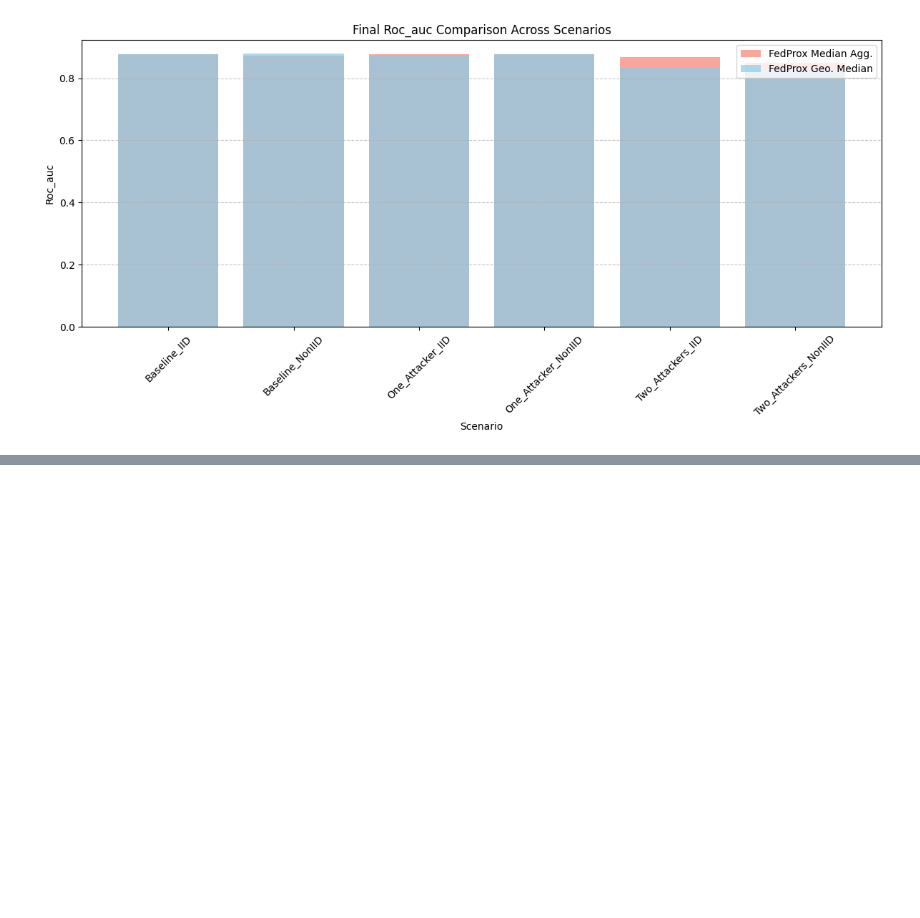
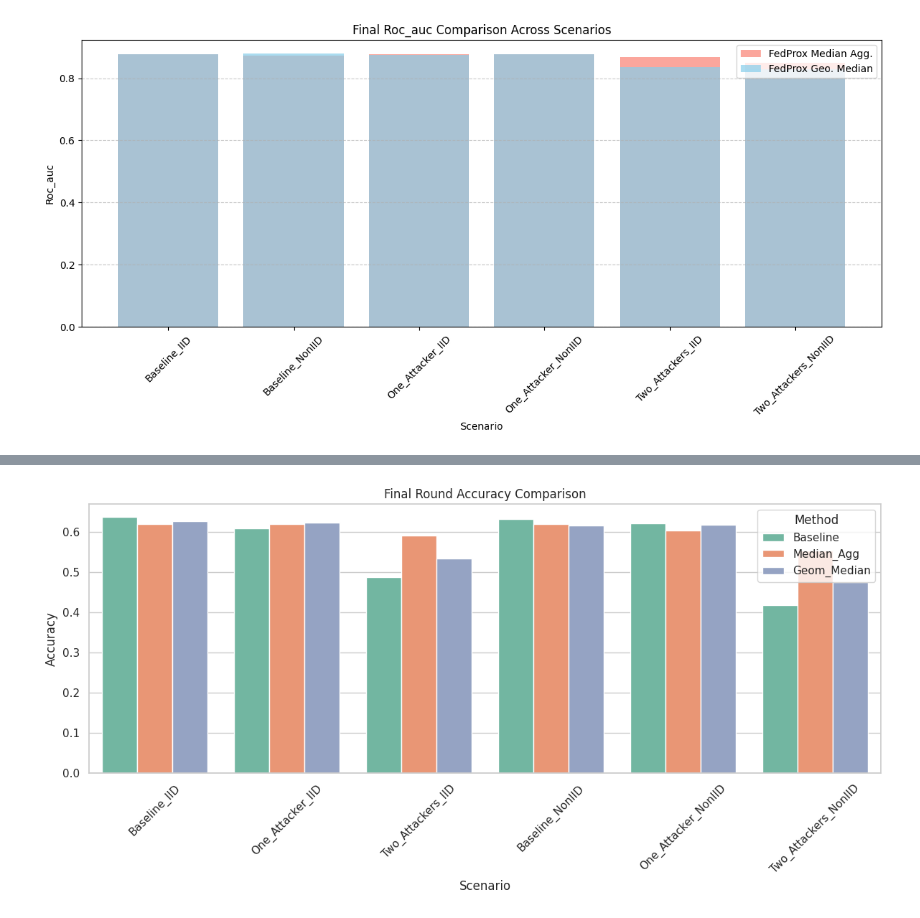
Before and after one commit to YouDontKnowWho/AiSafety-Assignment, a Jupyter notebook: 2.4_Median_Aggregation.ipynb, the cells around one changed output, grey strips where cells are left out. Cells and saved outputs as stored; diff of their text form; code cells hidden in the pictures; blank space fills up the shorter version.

```diff
--- a/2.4_Median_Aggregation.ipynb
+++ b/2.4_Median_Aggregation.ipynb
@@ -1138,0 +1164,24 @@ This table compares the performance of the two defense methods directly for the
+# %%
+# Code Cell 7: Visualize Final Round Accuracy Comparison
+
+# Prepare data for plotting
+plot_df = final_metrics_df[final_metrics_df['Method'].isin(['Baseline', 'Median_Agg', 'Geom_Median'])]
+
+# Create a bar plot for accuracy
+plt.figure(figsize=(12, 6))
+sns.barplot(
+    data=plot_df,
+    x='Scenario',
+    y='accuracy',
+    hue='Method',
+    palette='Set2'
+)
+plt.title('Final Round Accuracy Comparison')
+plt.ylabel('Accuracy')
+plt.xlabel('Scenario')
+plt.xticks(rotation=45)
+plt.legend(title='Method')
+plt.tight_layout()
+plt.show()
+# %% [output]
+[figure, added]
```
Also changed, not shown: parts of 14 cells of this notebook, 1 other file.
